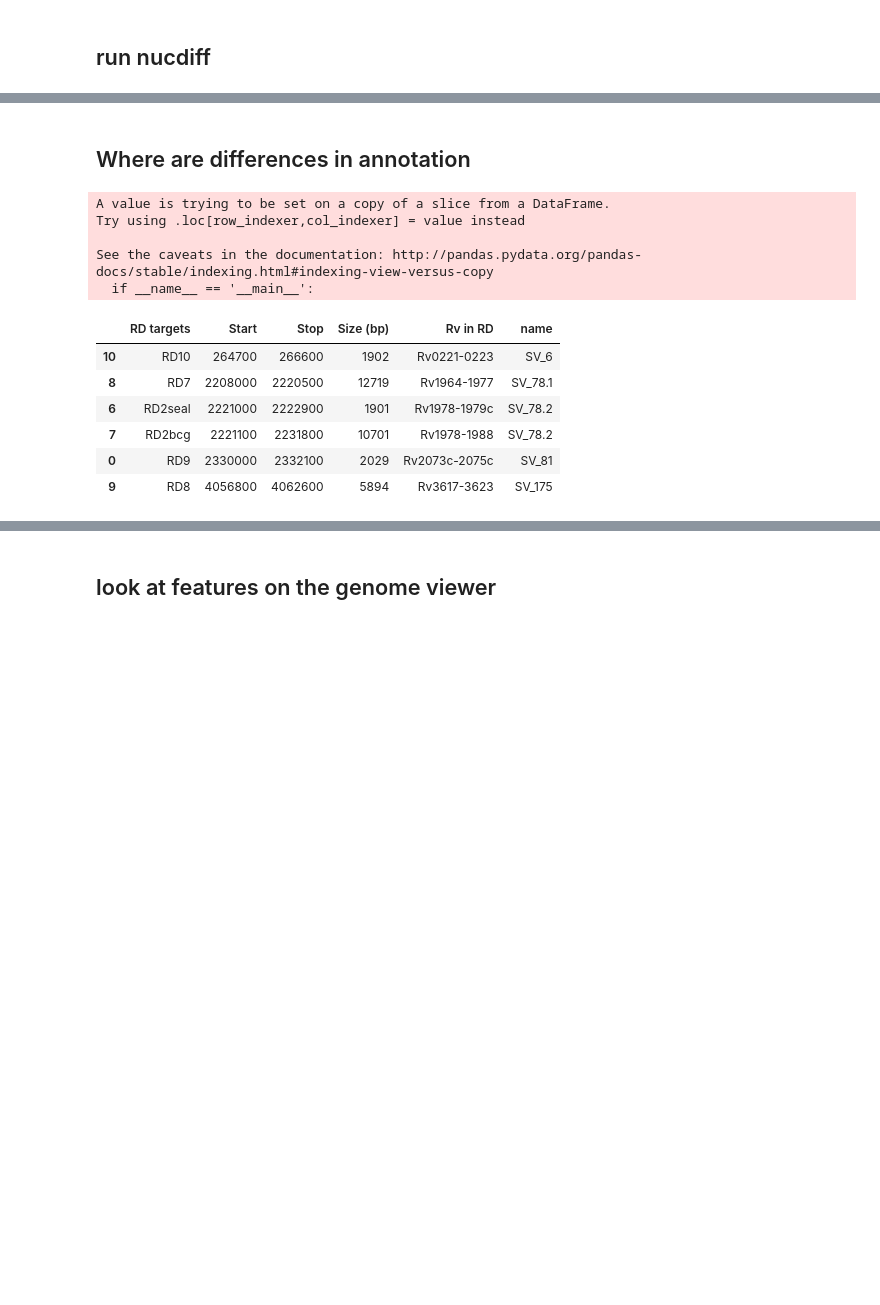
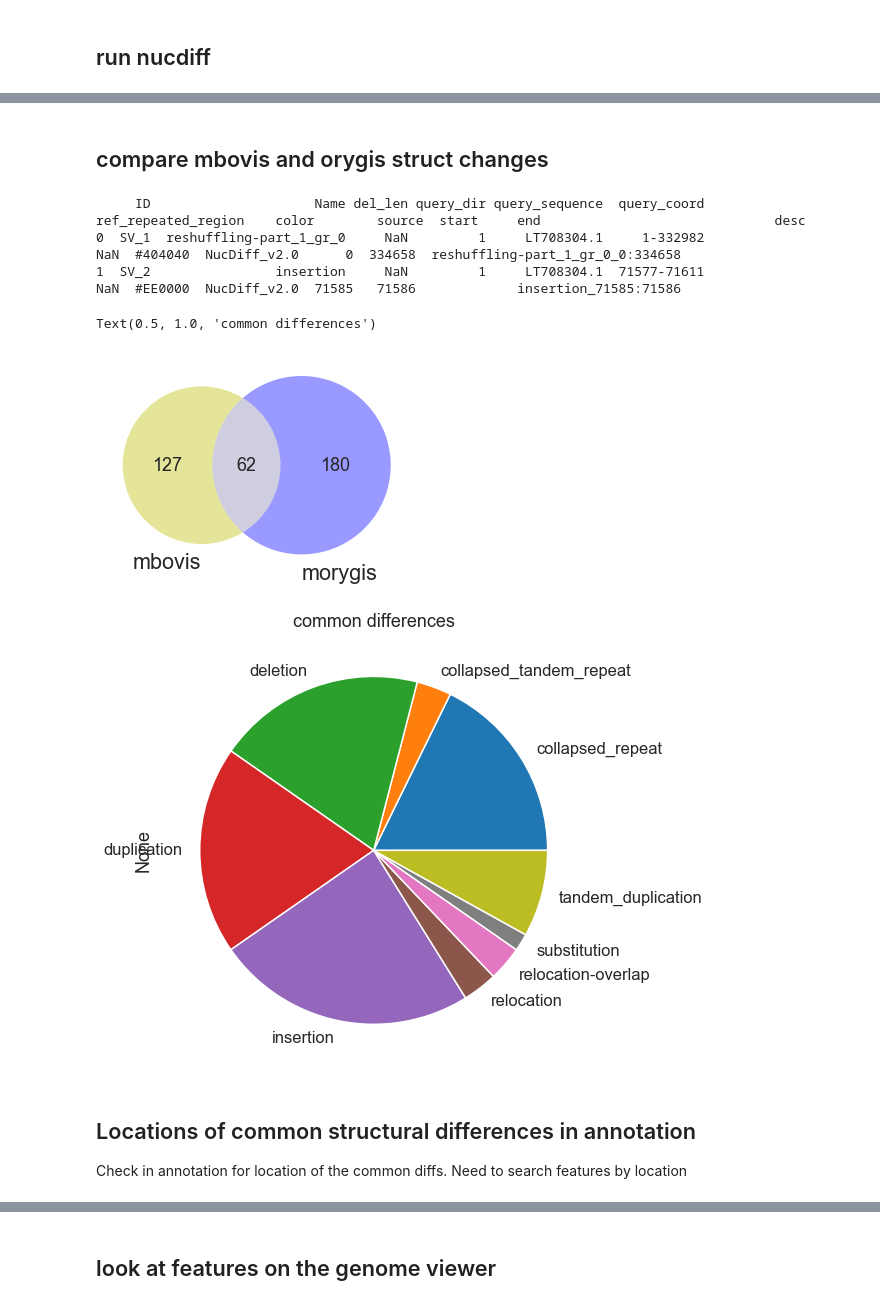
Before and after one commit to Matt-McElheron/Orygis_project, a Jupyter notebook: damien_analysis.ipynb, the cells around one changed output, grey strips where cells are left out. Drawn from its saved outputs; the diff is of its cells as text; code cells hidden in the pictures; blank space fills up the shorter version.

```diff
--- a/damien_analysis.ipynb
+++ b/damien_analysis.ipynb
@@ -121,24 +175,29 @@ sns.clustermap(X,cbar=False,figsize=(7,7),cmap='gray')
-# %% [markdown]
-## Where are differences in annotation
-# %%
-gff_file = 'MTB.gff'
-feats = utils.gff_to_features(gff_file)
-mtb = features_to_dataframe(feats)
-
-find_regions(common)
-
-#for i,r in common.iterrows():
-#    print(r.)
-# %% [output]
-A value is trying to be set on a copy of a slice from a DataFrame.
-Try using .loc[row_indexer,col_indexer] = value instead
-
-See the caveats in the documentation: http://pandas.pydata.org/pandas-docs/stable/indexing.html#indexing-view-versus-copy
-  if __name__ == '__main__':
-|  | RD targets | Start | Stop | Size (bp) | Rv in RD | name |
-| 10 | RD10 | 264700 | 266600 | 1902 | Rv0221-0223 | SV_6 |
-| 8 | RD7 | 2208000 | 2220500 | 12719 | Rv1964-1977 | SV_78.1 |
-| 6 | RD2seal | 2221000 | 2222900 | 1901 | Rv1978-1979c | SV_78.2 |
-| 7 | RD2bcg | 2221100 | 2231800 | 10701 | Rv1978-1988 | SV_78.2 |
-| 0 | RD9 | 2330000 | 2332100 | 2029 | Rv2073c-2075c | SV_81 |
-| 9 | RD8 | 4056800 | 4062600 | 5894 | Rv3617-3623 | SV_175 |
+# %% [markdown]
+## compare mbovis and orygis struct changes
+# %%
+mb_snp = gff_to_dataframe('MTB_Mbovis/results/query_ref_struct.gff')
+mo_snp = gff_to_dataframe('MTB_Morygis/results/query_ref_struct.gff')
+def get_descr(x):
+    return x.Name+'_'+str(x.start)+':'+str(x.end)
+
+mb_snp['desc'] = mb_snp.apply(get_descr,1)
+mo_snp['desc'] = mo_snp.apply(get_descr,1)
+print (mb_snp[:2])
+
+from matplotlib_venn import venn2
+ax=venn2((set(mb_snp.desc),set(mo_snp.desc)),['mbovis','morygis'],('y','b'))
+f,ax=plt.subplots(figsize=(8,8))
+comm = mb_snp.merge(mo_snp,on='desc')
+comm.groupby('Name_x').size().plot(kind='pie',ax=ax)
+ax.set_title('common differences')
+# %% [output]
+     ID                     Name del_len query_dir query_sequence  query_coord ref_repeated_region    color        source  start     end                              desc
+0  SV_1  reshuffling-part_1_gr_0     NaN         1     LT708304.1     1-332982                 NaN  #404040  NucDiff_v2.0      0  334658  reshuffling-part_1_gr_0_0:334658
+1  SV_2                insertion     NaN         1     LT708304.1  71577-71611                 NaN  #EE0000  NucDiff_v2.0  71585   71586             insertion_71585:71586
+Text(0.5, 1.0, 'common differences')
+[figure, added]
+[figure, added]
+# %% [markdown]
+## Locations of common structural differences in annotation
+
+Check in annotation for location of the common diffs. Need to search features by location
```
Also changed, not shown: parts of 11 cells of this notebook.
